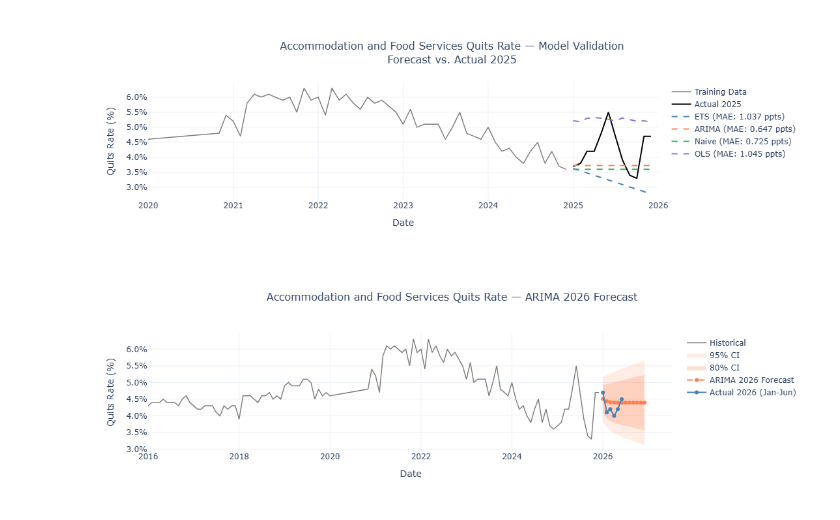
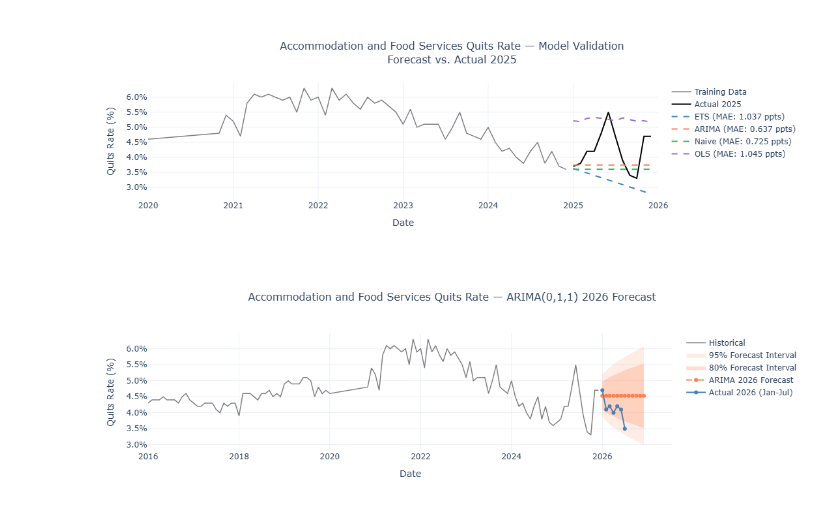
Before and after one commit to Jason-Staats/ill-cry-in-another-walk-in, a Jupyter notebook: walk_in.ipynb, the cells around one changed output. Drawn from its saved outputs; the diff is of its cells as text; code cells hidden in the pictures.

```diff
--- a/walk_in.ipynb
+++ b/walk_in.ipynb
@@ -678,7 +757,7 @@ full_series.index = pd.DatetimeIndex(full_series.index, freq='MS')
 
 arima_final = SARIMAX(
     full_series,
-    order=(1, 1, 1),
+    order=(0, 1, 1),
     seasonal_order=(0, 0, 0, 0)
 ).fit(disp=False)
 
@@ -709,7 +788,7 @@ fig.add_trace(go.Scatter(
     x=pd.concat([ci_95.index.to_series(), ci_95.index.to_series()[::-1]]),
     y=pd.concat([ci_95.iloc[:, 1], ci_95.iloc[:, 0][::-1]]),
     fill='toself', fillcolor='rgba(255,127,80,0.15)',
-    line=dict(width=0), showlegend=True, name='95% CI'
+    line=dict(width=0), showlegend=True, name='95% Forecast Interval'
 ))
 
 # 80% CI band
@@ -717,7 +796,7 @@ fig.add_trace(go.Scatter(
     x=pd.concat([ci_80.index.to_series(), ci_80.index.to_series()[::-1]]),
     y=pd.concat([ci_80.iloc[:, 1], ci_80.iloc[:, 0][::-1]]),
     fill='toself', fillcolor='rgba(255,127,80,0.25)',
-    line=dict(width=0), showlegend=True, name='80% CI'
+    line=dict(width=0), showlegend=True, name='80% Forecast Interval'
 ))
 
 # 2026 forecast
@@ -726,37 +805,37 @@ fig.add_trace(go.Scatter(
     mode='lines+markers', name='ARIMA 2026 Forecast',
     line=dict(color='coral', width=2, dash='dash'),
     marker=dict(size=6),
     hovertemplate='%{x|%b %Y}: %{customdata}<extra></extra>',
     customdata=[f'{v:.2f}%' for v in arima_2026.values]
 ))
 
-# Actual Jan-June 2026 for immediate validation
+# Actual Jan-July 2026 for immediate validation
 actual_2026 = df_interp[df_interp.index >= '2026-01-01']['quit_rate']
 fig.add_trace(go.Scatter(
     x=actual_2026.index, y=actual_2026.values,
-    mode='lines+markers', name='Actual 2026 (Jan-Jun)',
+    mode='lines+markers', name='Actual 2026 (Jan-Jul)',
     line=dict(color='steelblue', width=2),
     marker=dict(size=6),
     hovertemplate='%{x|%b %Y}: %{customdata}<extra></extra>',
     customdata=[f'{v:.2f}%' for v in actual_2026.values]
 ))
 
 fig.update_layout(
-    title=dict(text='Accommodation and Food Services Quits Rate — ARIMA 2026 Forecast',
+    title=dict(text='Accommodation and Food Services Quits Rate — ARIMA(0,1,1) 2026 Forecast',
                x=0.5, font=dict(size=16)),
     xaxis_title='Date',
     yaxis_title='Quits Rate (%)',
     yaxis=dict(
         tickvals=[v / 10 for v in range(10, 75, 5)],
         ticktext=[f'{v / 10:.1f}%' for v in range(10, 75, 5)]
     ),
     template='plotly_white',
     hovermode='x unified'
 )
 
 fig.show()
 # %% [output]
-[figure, old version]
+[figure, new version]
 # %% [markdown]
 ## Forecasting
 
```
Also changed, not shown: parts of 13 cells of this notebook, 7 other files.
